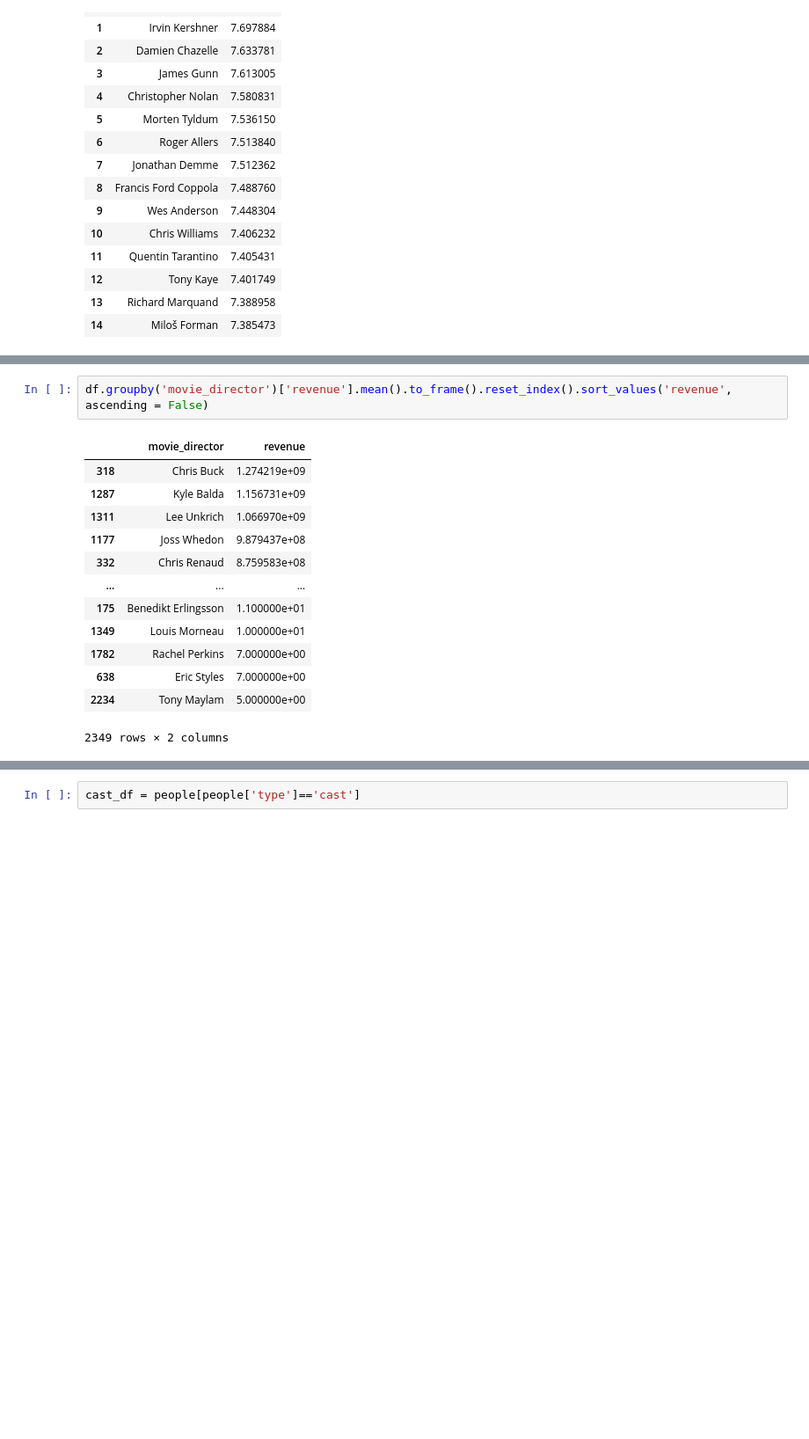
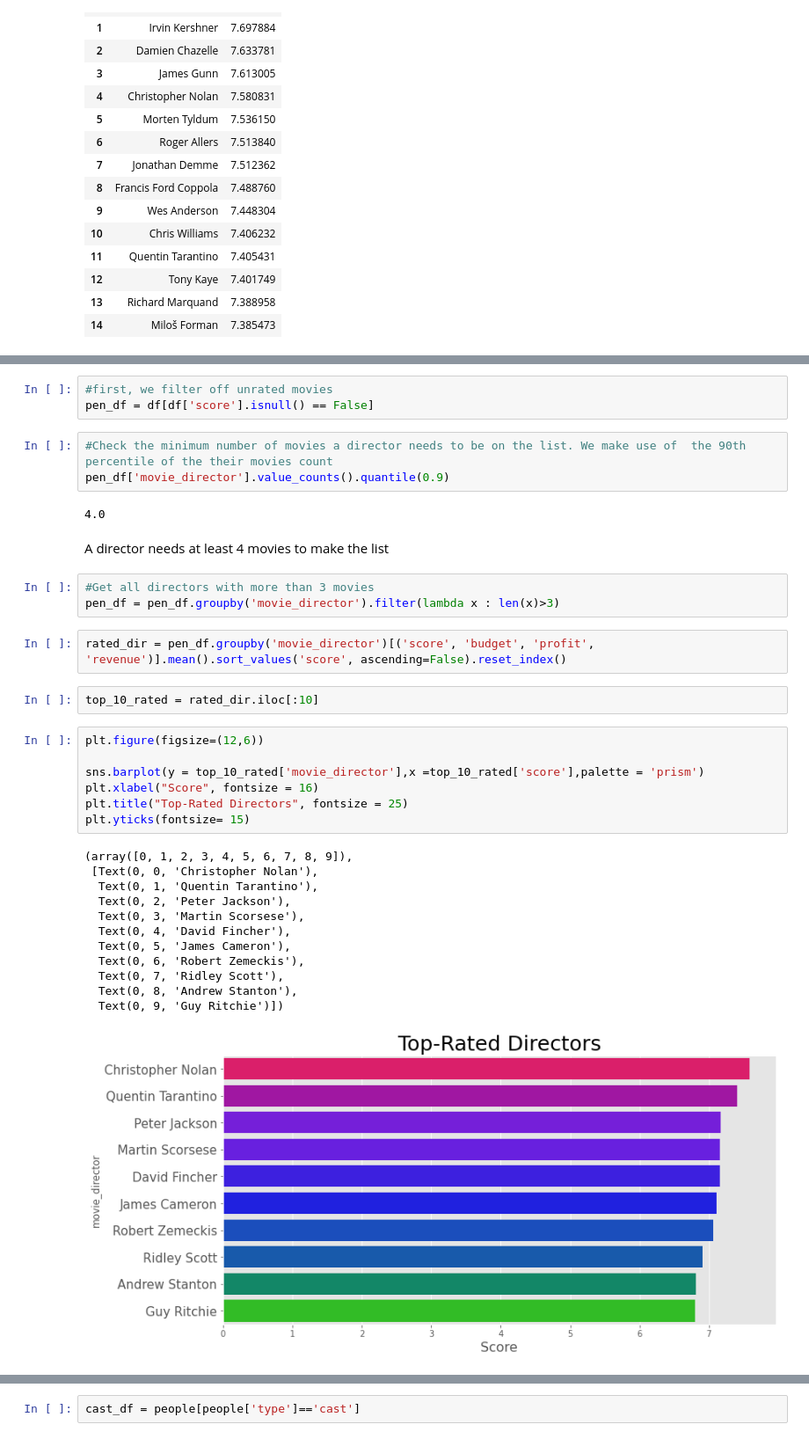
Before and after one commit to HamoyeHQ/g03-movie-analysis, a Jupyter notebook: Combined EDA.ipynb, the cells around one changed output, grey strips where cells are left out. Shown at 88% size. Saved outputs shown, nothing was run; the diff lists cells and outputs as text; blank space fills up the shorter version.

```diff
--- a/Combined EDA.ipynb
+++ b/Combined EDA.ipynb
@@ -870,16 +878,37 @@ df.groupby('movie_director')['score'].mean().to_frame().sort_values('score', asc
+# %%
+#first, we filter off unrated movies
+pen_df = df[df['score'].isnull() == False]
+# %%
+#Check the minimum number of movies a director needs to be on the list. We make use of  the 90th percentile of the their movies count
+pen_df['movie_director'].value_counts().quantile(0.9)
+# %% [output]
+4.0
+# %% [markdown]
+A director needs at least 4 movies to make the list
+# %%
+#Get all directors with more than 3 movies
+pen_df = pen_df.groupby('movie_director').filter(lambda x : len(x)>3)
 # %%
-df.groupby('movie_director')['revenue'].mean().to_frame().reset_index().sort_values('revenue', ascending = False)
+rated_dir = pen_df.groupby('movie_director')[('score', 'budget', 'profit', 'revenue')].mean().sort_values('score', ascending=False).reset_index()
-# %% [output]
-|  | movie_director | revenue |
-| 318 | Chris Buck | 1.274219e+09 |
-| 1287 | Kyle Balda | 1.156731e+09 |
-| 1311 | Lee Unkrich | 1.066970e+09 |
-| 1177 | Joss Whedon | 9.879437e+08 |
-| 332 | Chris Renaud | 8.759583e+08 |
-| ... | ... | ... |
-| 175 | Benedikt Erlingsson | 1.100000e+01 |
-| 1349 | Louis Morneau | 1.000000e+01 |
-| 1782 | Rachel Perkins | 7.000000e+00 |
-| 638 | Eric Styles | 7.000000e+00 |
-| 2234 | Tony Maylam | 5.000000e+00 |
-2349 rows × 2 columns
+# %%
+top_10_rated = rated_dir.iloc[:10]
+# %%
+plt.figure(figsize=(12,6))
+
+sns.barplot(y = top_10_rated['movie_director'],x =top_10_rated['score'],palette = 'prism')
+plt.xlabel("Score", fontsize = 16)
+plt.title("Top-Rated Directors", fontsize = 25)
+plt.yticks(fontsize= 15)
+# %% [output]
+(array([0, 1, 2, 3, 4, 5, 6, 7, 8, 9]),
+ [Text(0, 0, 'Christopher Nolan'),
+  Text(0, 1, 'Quentin Tarantino'),
+  Text(0, 2, 'Peter Jackson'),
+  Text(0, 3, 'Martin Scorsese'),
+  Text(0, 4, 'David Fincher'),
+  Text(0, 5, 'James Cameron'),
+  Text(0, 6, 'Robert Zemeckis'),
+  Text(0, 7, 'Ridley Scott'),
+  Text(0, 8, 'Andrew Stanton'),
+  Text(0, 9, 'Guy Ritchie')])
+[figure, added]
```
Also changed, not shown: parts of 24 cells of this notebook, 1 other file.
